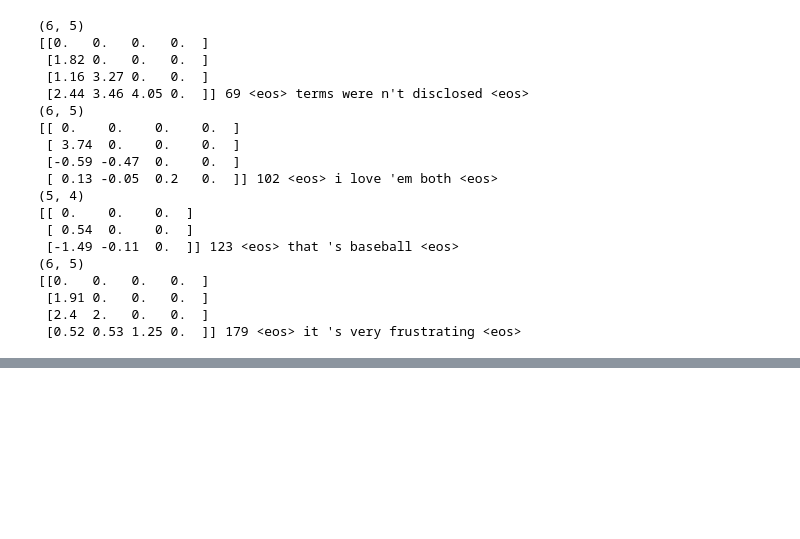
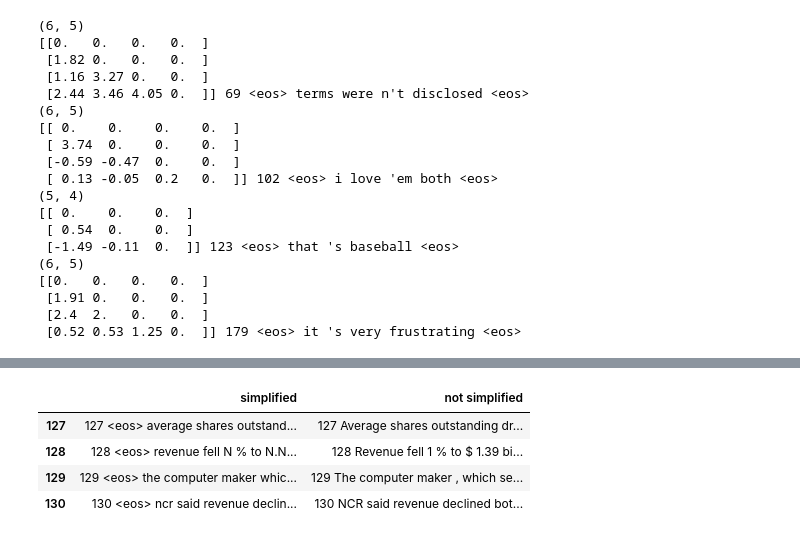
Before and after one commit to postylem/pmi-dependencies, a Jupyter notebook: inspecting lstm matrices.ipynb, the cells around one changed output, grey strips where cells are left out. Drawn from its saved outputs; the diff is of its cells as text; code cells hidden in the pictures; blank space fills up the shorter version.

```diff
--- a/inspecting lstm matrices.ipynb
+++ b/inspecting lstm matrices.ipynb
@@ -141,0 +124,8 @@ sent_comparison.loc[390:400]
+# %%
+sent_comparison.loc[127:130]
+# %% [output]
+|  | simplified | not simplified |
+| 127 | 127 <eos> average shares outstand... | 127 Average shares outstanding dr... |
+| 128 | 128 <eos> revenue fell N % to N.N... | 128 Revenue fell 1 % to $ 1.39 bi... |
+| 129 | 129 <eos> the computer maker whic... | 129 The computer maker , which se... |
+| 130 | 130 <eos> ncr said revenue declin... | 130 NCR said revenue declined bot... |
```
Also changed, not shown: parts of 15 cells of this notebook, 13 other files.
